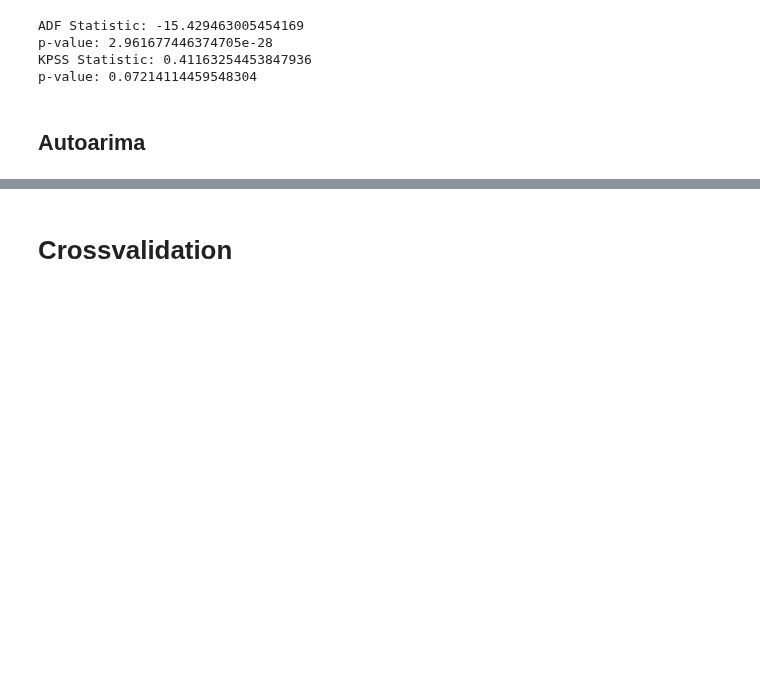
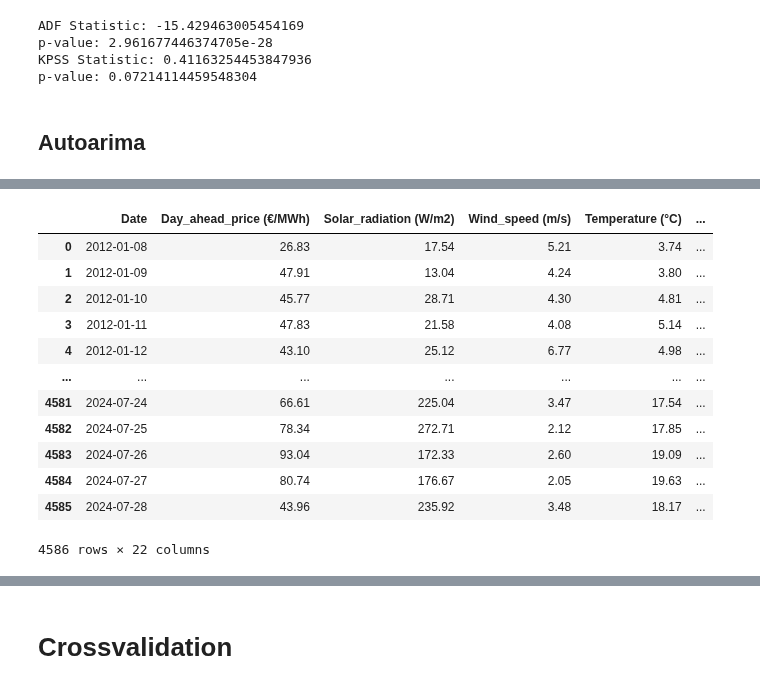
Before and after one commit to stefgr1/Prediction_of_energy_prices, a Jupyter notebook: predictions/ARIMA/Arima.ipynb, the cells around one changed output, grey strips where cells are left out. Drawn from its saved outputs; the diff is of its cells as text; code cells hidden in the pictures; blank space fills up the shorter version.

```diff
--- a/predictions/ARIMA/Arima.ipynb
+++ b/predictions/ARIMA/Arima.ipynb
@@ -440,0 +380,24 @@ KeyboardInterrupt:
+# %%
+# Set flag for scenario (with or without lags)
+include_lags = False
+
+# Determine file path based on flag
+file_path = '../../data/Final_data/final_data_july.csv' if include_lags else '../../data/Final_data/final_data_no_lags.csv'
+
+# Load the data
+df = load_and_prepare_data(file_path)
+df
+# %% [output]
+|  | Date | Day_ahead_price (€/MWh) | Solar_radiation (W/m2) | Wind_speed (m/s) | Temperature (°C) | ... |
+| 0 | 2012-01-08 | 26.83 | 17.54 | 5.21 | 3.74 | ... |
+| 1 | 2012-01-09 | 47.91 | 13.04 | 4.24 | 3.80 | ... |
+| 2 | 2012-01-10 | 45.77 | 28.71 | 4.30 | 4.81 | ... |
+| 3 | 2012-01-11 | 47.83 | 21.58 | 4.08 | 5.14 | ... |
+| 4 | 2012-01-12 | 43.10 | 25.12 | 6.77 | 4.98 | ... |
+| ... | ... | ... | ... | ... | ... | ... |
+| 4581 | 2024-07-24 | 66.61 | 225.04 | 3.47 | 17.54 | ... |
+| 4582 | 2024-07-25 | 78.34 | 272.71 | 2.12 | 17.85 | ... |
+| 4583 | 2024-07-26 | 93.04 | 172.33 | 2.60 | 19.09 | ... |
+| 4584 | 2024-07-27 | 80.74 | 176.67 | 2.05 | 19.63 | ... |
+| 4585 | 2024-07-28 | 43.96 | 235.92 | 3.48 | 18.17 | ... |
+4586 rows × 22 columns
```
Also changed, not shown: parts of 7 cells of this notebook, 6 other files.
